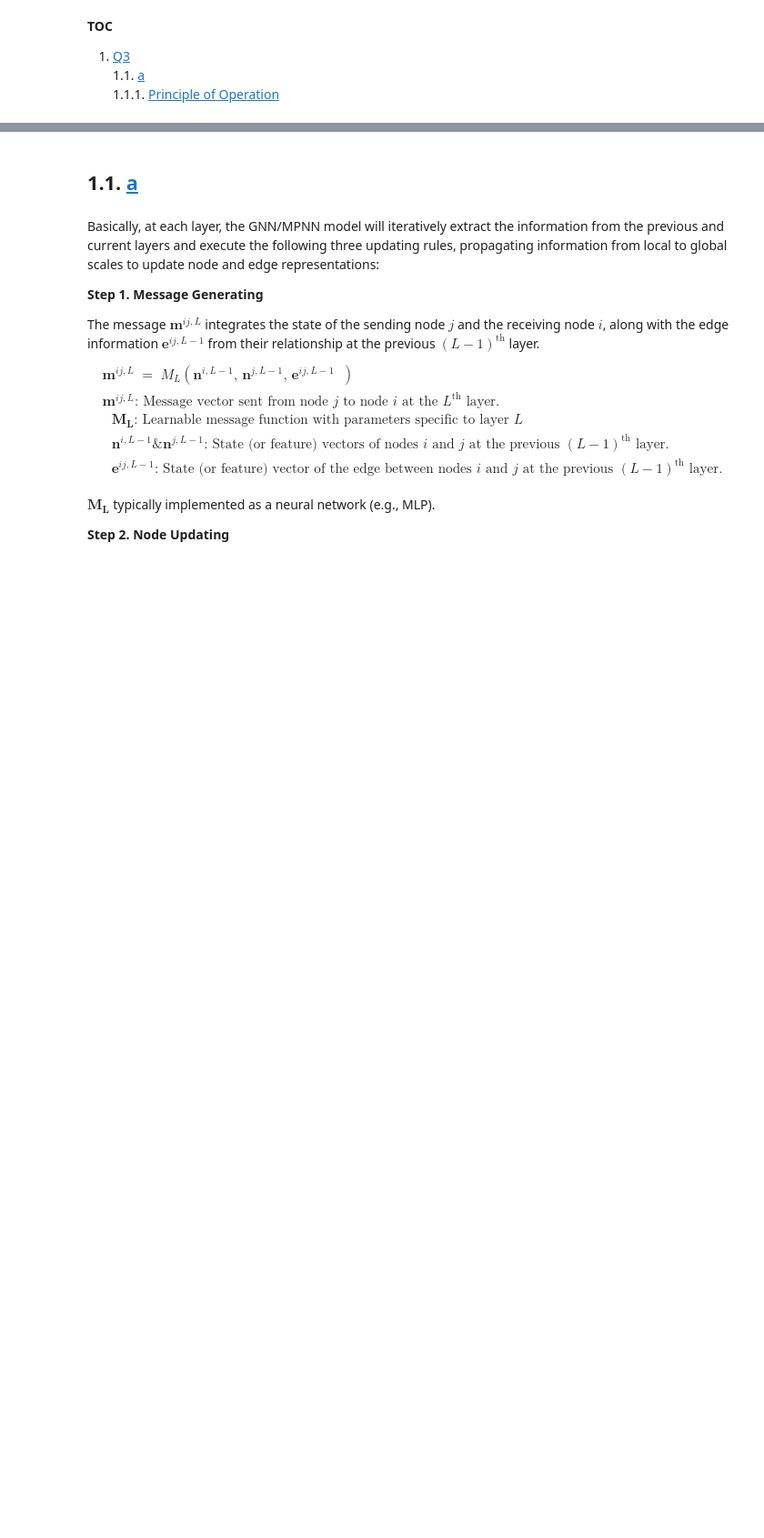
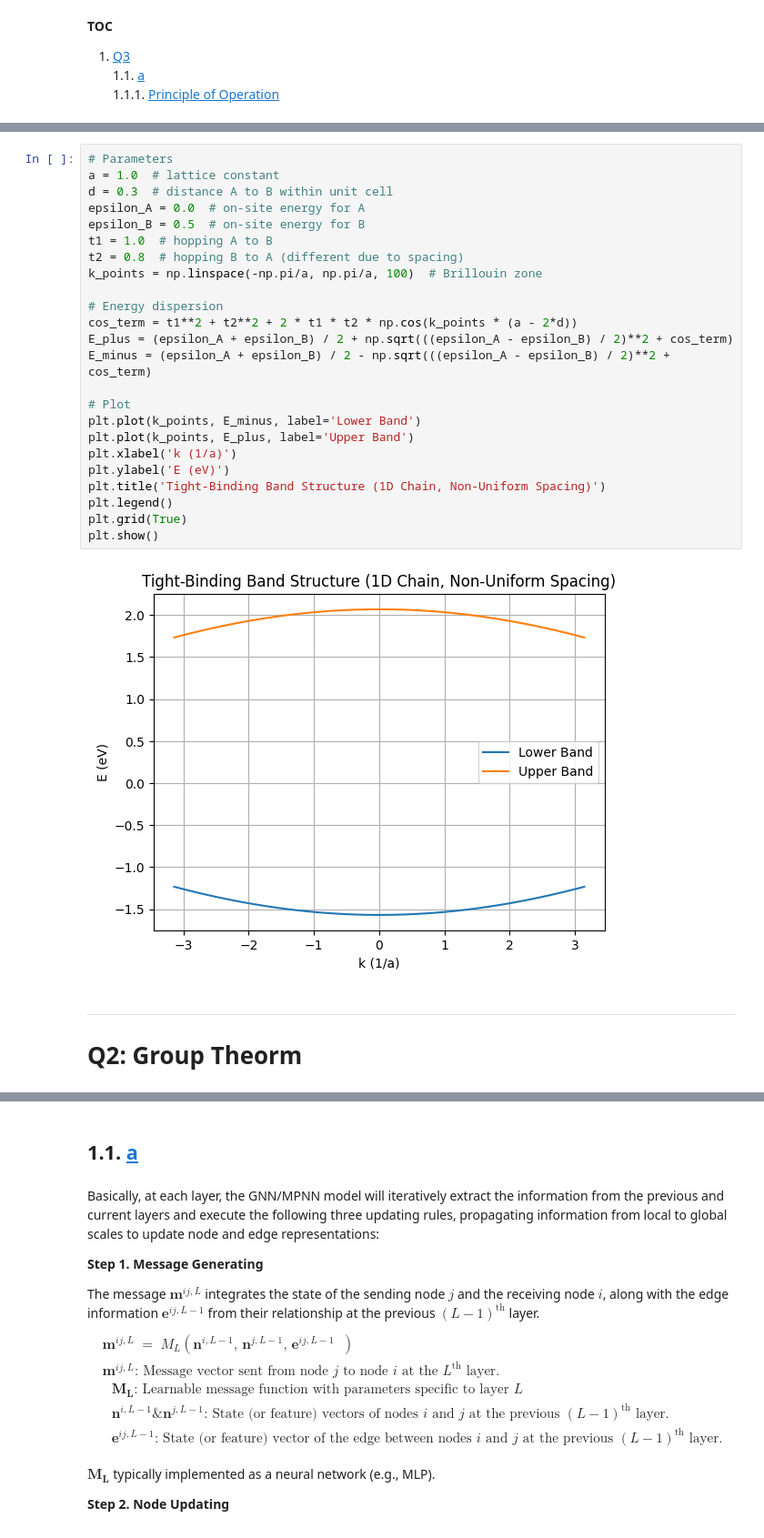
Before and after one commit to mbc2009/Inferno, a Jupyter notebook: AISI/Soln.ipynb, the cells around one changed output, grey strips where cells are left out. Shown: that part at 91% size. Saved outputs shown, nothing was run; the diff lists cells and outputs as text; blank space fills up the shorter version.

```diff
--- a/AISI/Soln.ipynb
+++ b/AISI/Soln.ipynb
@@ -18,0 +304,29 @@
+# %%
+# Parameters
+a = 1.0  # lattice constant
+d = 0.3  # distance A to B within unit cell
+epsilon_A = 0.0  # on-site energy for A
+epsilon_B = 0.5  # on-site energy for B
+t1 = 1.0  # hopping A to B
+t2 = 0.8  # hopping B to A (different due to spacing)
+k_points = np.linspace(-np.pi/a, np.pi/a, 100)  # Brillouin zone
+
+# Energy dispersion
+cos_term = t1**2 + t2**2 + 2 * t1 * t2 * np.cos(k_points * (a - 2*d))
+E_plus = (epsilon_A + epsilon_B) / 2 + np.sqrt(((epsilon_A - epsilon_B) / 2)**2 + cos_term)
+E_minus = (epsilon_A + epsilon_B) / 2 - np.sqrt(((epsilon_A - epsilon_B) / 2)**2 + cos_term)
+
+# Plot
+plt.plot(k_points, E_minus, label='Lower Band')
+plt.plot(k_points, E_plus, label='Upper Band')
+plt.xlabel('k (1/a)')
+plt.ylabel('E (eV)')
+plt.title('Tight-Binding Band Structure (1D Chain, Non-Uniform Spacing)')
+plt.legend()
+plt.grid(True)
+plt.show()
+# %% [output]
+[figure, added]
+# %% [markdown]
+---
+# Q2: Group Theorm
```
Also changed, not shown: parts of 20 cells of this notebook.
